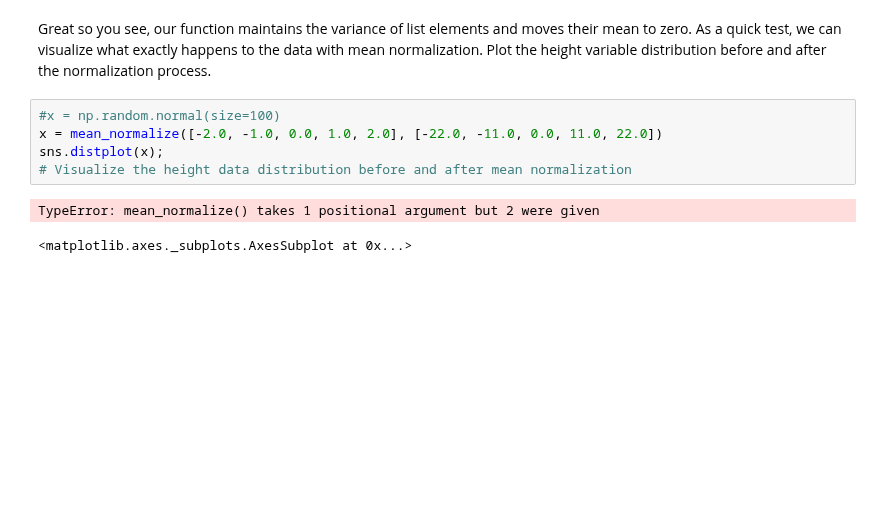
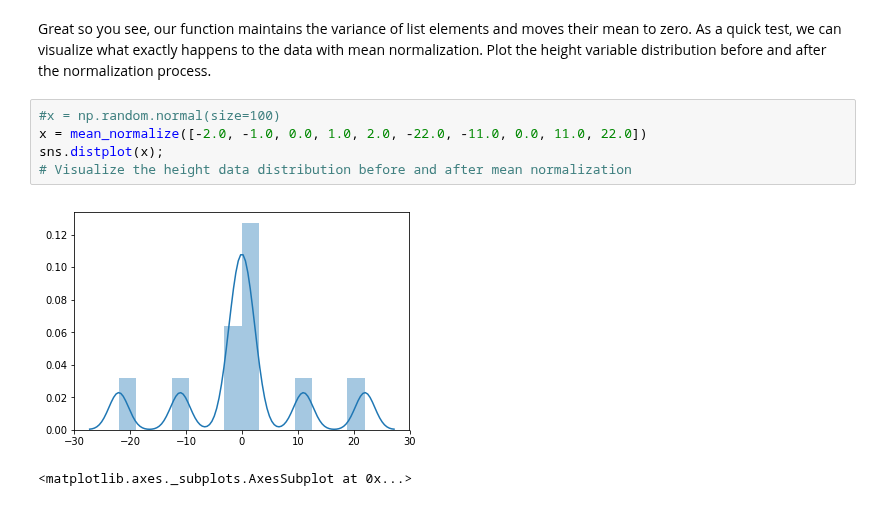
Before and after one commit to Laura-ShummonMaass/dsc-0-10-04-cov-corr-lab-seattle-ds-career-040119, a Jupyter notebook: index.ipynb, the cells around one changed output. Drawn from its saved outputs; the diff is of its cells as text; blank space fills up the shorter version.

```diff
--- a/index.ipynb
+++ b/index.ipynb
@@ -99,11 +99,11 @@ mean_normalize([1,2,3,4,5]), mean_normalize([11,22,33,44,55])
 Great so you see, our function maintains the variance of list elements and moves their mean to zero. As a quick test, we can visualize what exactly happens to the data with mean normalization. Plot the height variable distribution before and after the normalization process.
 # %%
 #x = np.random.normal(size=100)
-x = mean_normalize([-2.0, -1.0, 0.0, 1.0, 2.0], [-22.0, -11.0, 0.0, 11.0, 22.0])
+x = mean_normalize([-2.0, -1.0, 0.0, 1.0, 2.0, -22.0, -11.0, 0.0, 11.0, 22.0])
 sns.distplot(x);
 # Visualize the height data distribution before and after mean normalization
 # %% [output]
-TypeError: mean_normalize() takes 1 positional argument but 2 were given
+[figure, added]
 # %%
 # %% [output]
 <matplotlib.axes._subplots.AxesSubplot at 0x...>
```
